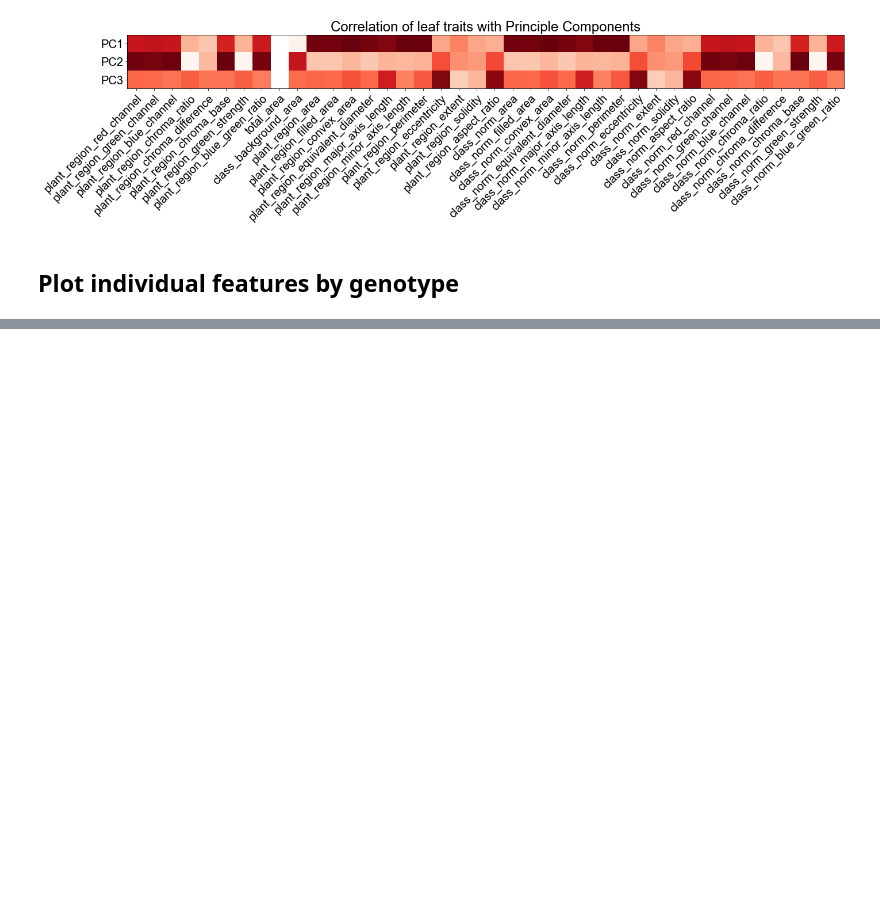
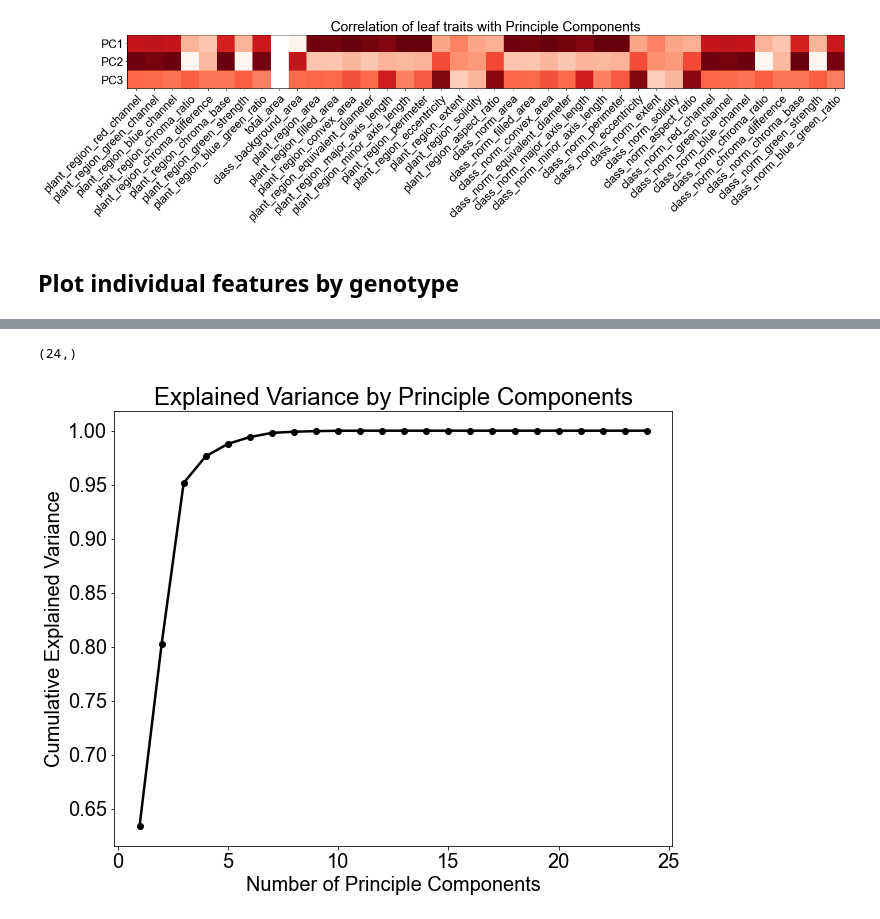
Before and after one commit to etc27/Leaf_Traits, a Jupyter notebook: Leaf_Morphology.ipynb, the cells around one changed output, grey strips where cells are left out. Cells and saved outputs as stored; diff of their text form; code cells hidden in the pictures; blank space fills up the shorter version.

```diff
--- a/Leaf_Morphology.ipynb
+++ b/Leaf_Morphology.ipynb
@@ -426,0 +443,13 @@ plot_feature(avg_df, "plant_region_area")
+# %%
+# Remove all features associated with colors
+reduced_df = df.copy()
+for i in range(feature_num):
+    name = list(df.columns)[i+2]
+    if "red" in name:
+        reduced_df.drop([name],axis=1,inplace=True)
+    elif "blue" in name:
+        reduced_df.drop([name],axis=1,inplace=True)
+    elif "green" in name:
+        reduced_df.drop([name],axis=1,inplace=True)
+    elif "chroma" in name:
+        reduced_df.drop([name],axis=1,inplace=True)
@@ -426,0 +470,11 @@ plot_feature(avg_df, "plant_region_area")
+# %%
+df = reduced_df
+#Make data frame
+#Separate the features
+x = df.iloc[:,2:].values
+#Separate the labels
+y = df.loc[:,['file']].values
+y_cat = df.loc[:,['genotype']].values
+# Standardize the features
+x = StandardScaler().fit_transform(x)
+n_features = x.shape[1]
@@ -426,0 +486,8 @@ plot_feature(avg_df, "plant_region_area")
+# %%
+# Run PCA to obtain all PCs
+pca = PCA(n_components=n_features)
+principalComponents = pca.fit_transform(x)
+principalDf = pd.DataFrame(data = principalComponents[:,:3], columns=['PC1','PC2','PC3'])
+finalDf = pd.concat([principalDf, df[['file']]], axis = 1)
+finalDf = pd.concat([finalDf, df[['genotype']]], axis = 1)
+finalDf.head()
@@ -426,0 +501,19 @@ plot_feature(avg_df, "plant_region_area")
+# %%
+# Print proportions of explained variance by each PC
+ex_var = pca.explained_variance_ratio_
+# %%
+ex_var.cumsum().shape
+# %% [output]
+(24,)
+# %%
+# Visualize scree plot
+plt.figure(figsize=(10,8))
+plt.plot(range(1,25),ex_var.cumsum(), marker='o', color='black')
+plt.title('Explained Variance by Principle Components')
+plt.xlabel("Number of Principle Components")
+plt.ylabel('Cumulative Explained Variance')
+
+plt.savefig(save_path+"/PCA/scree.png", bbox_inches='tight', dpi=300)
+plt.savefig(save_path+"/PCA/scree.pdf", bbox_inches='tight')
+# %% [output]
+[figure, added]
```
Also changed, not shown: parts of 45 cells of this notebook.
